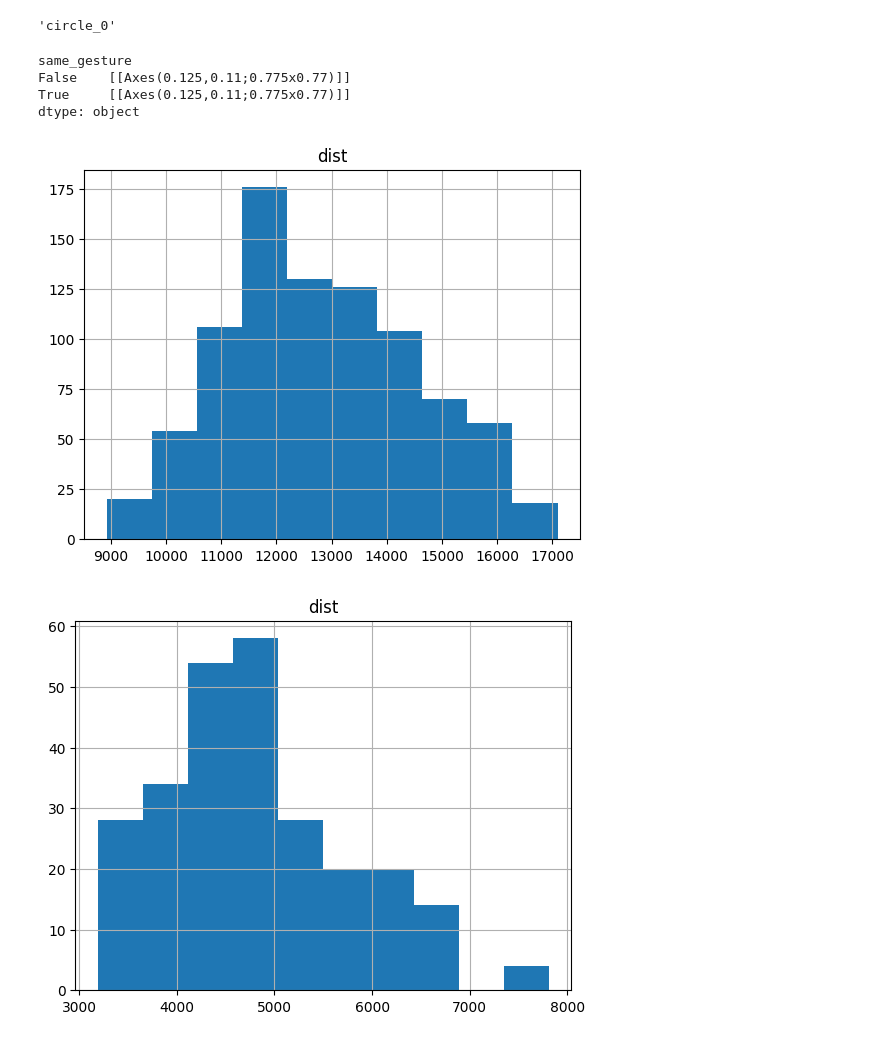
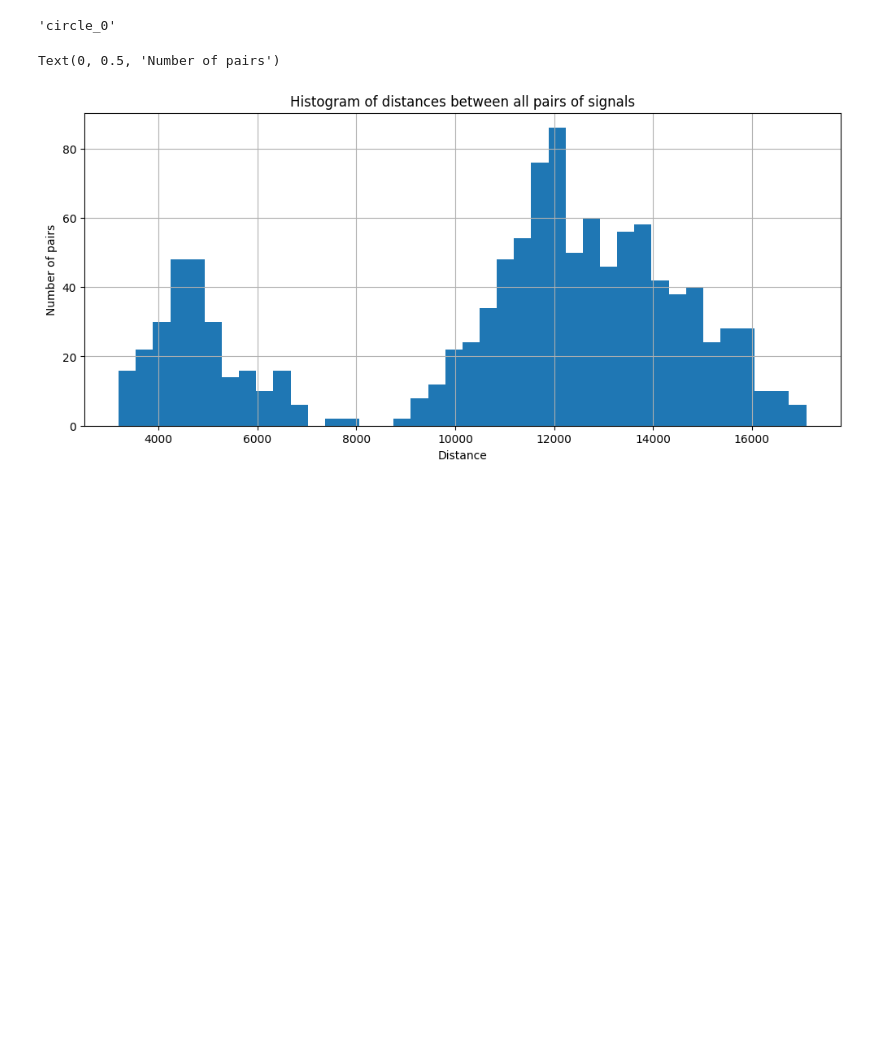
Before and after one commit to rbaron/spellcaster, a Jupyter notebook: data/accel_ble-dump.ipynb, the cells around one changed output. Drawn from its saved outputs; the diff is of its cells as text; code cells hidden in the pictures; blank space fills up the shorter version.

```diff
--- a/data/accel_ble-dump.ipynb
+++ b/data/accel_ble-dump.ipynb
@@ -147,11 +153,12 @@ dist_df.columns[dist_df['circle_0'].argmin()]
 # %% [output]
 'circle_0'
 # %%
-dist_matrix.groupby('same_gesture').hist('dist')
+# dist_matrix.groupby('same_gesture').hist('dist')
+fig, ax = plt.subplots(1, 1, figsize=(12,5))
+dist_matrix.hist('dist', ax=ax, bins=40)
+ax.set_title("Histogram of distances between all pairs of signals")
+ax.set_xlabel("Distance")
+ax.set_ylabel("Number of pairs")
 # %% [output]
-same_gesture
-False    [[Axes(0.125,0.11;0.775x0.77)]]
-True     [[Axes(0.125,0.11;0.775x0.77)]]
-dtype: object
+Text(0, 0.5, 'Number of pairs')
-[figure, old version]
+[figure, new version]
-[figure, removed]
```
Also changed, not shown: parts of 4 cells of this notebook, 1 other file.
